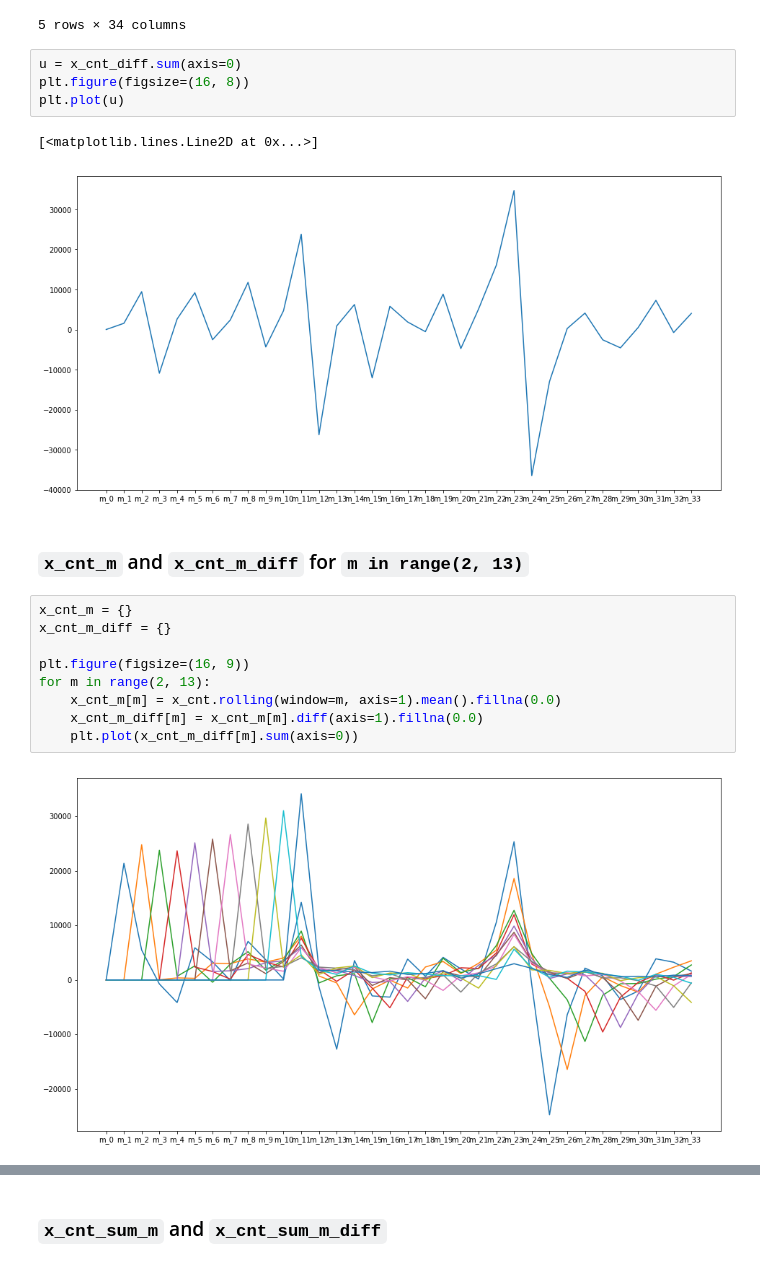
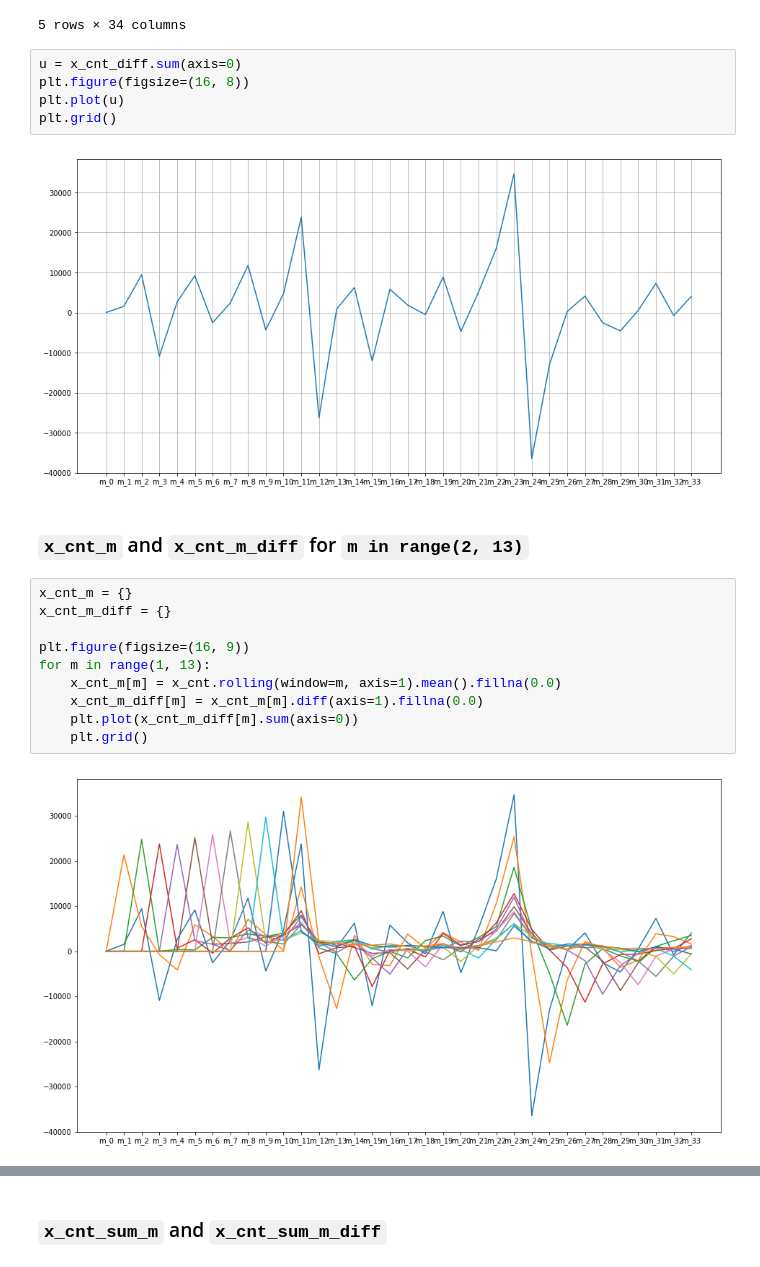
Before and after one commit to LiYan1988/predict_future_sales, a Jupyter notebook: eda_8.ipynb, the cells around one changed output, grey strips where cells are left out. Drawn from its saved outputs; the diff is of its cells as text.

```diff
--- a/eda_8.ipynb
+++ b/eda_8.ipynb
@@ -145,19 +145,20 @@ x_cnt_diff.head()
 u = x_cnt_diff.sum(axis=0)
 plt.figure(figsize=(16, 8))
 plt.plot(u)
+plt.grid()
 # %% [output]
-[<matplotlib.lines.Line2D at 0x...>]
-[figure, old version]
+[figure, new version]
 # %% [markdown]
 ### `x_cnt_m` and `x_cnt_m_diff` for `m in range(2, 13)`
 # %%
 x_cnt_m = {}
 x_cnt_m_diff = {}
 
 plt.figure(figsize=(16, 9))
-for m in range(2, 13):
+for m in range(1, 13):
     x_cnt_m[m] = x_cnt.rolling(window=m, axis=1).mean().fillna(0.0)
     x_cnt_m_diff[m] = x_cnt_m[m].diff(axis=1).fillna(0.0)
     plt.plot(x_cnt_m_diff[m].sum(axis=0))
+    plt.grid()
 # %% [output]
-[figure, old version]
+[figure, new version]
```
Also changed, not shown: parts of 13 cells of this notebook, 4 other files.
